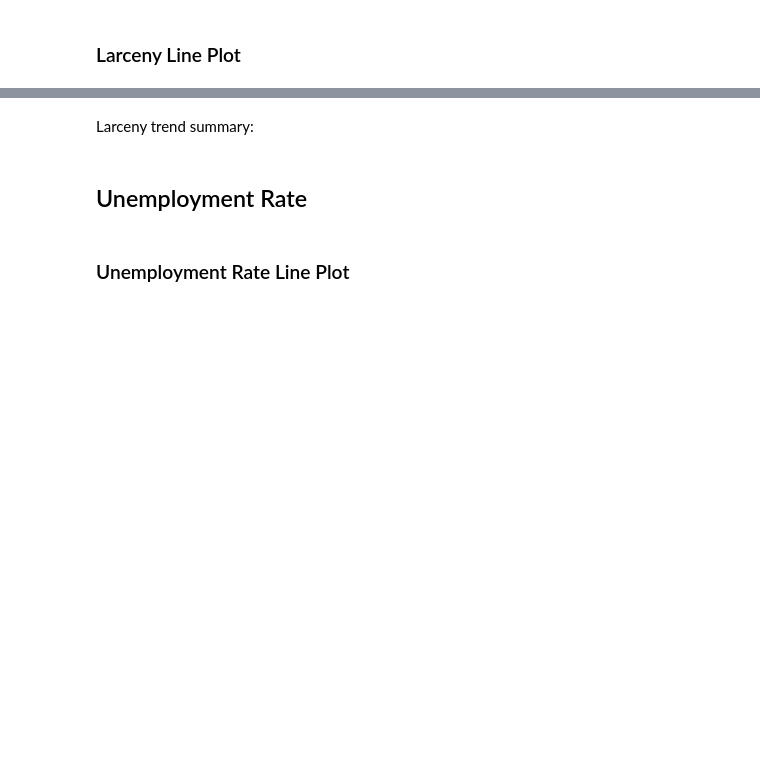
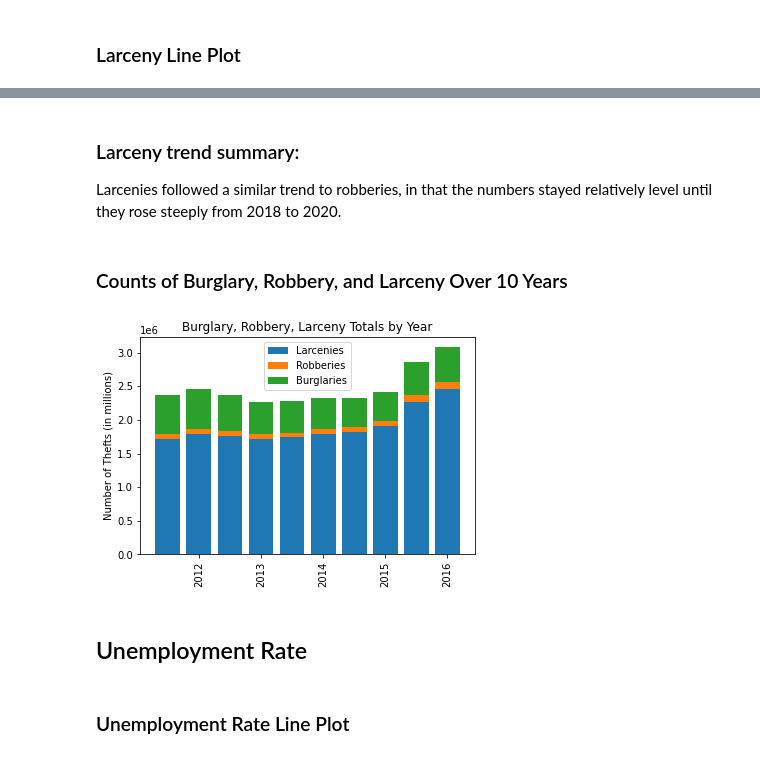
Before and after one commit to HeatherLD/API-Project, a Jupyter notebook: Final_Draft.ipynb, the cells around one changed output, grey strips where cells are left out. Drawn from its saved outputs; the diff is of its cells as text; code cells hidden in the pictures; blank space fills up the shorter version.

```diff
--- a/Final_Draft.ipynb
+++ b/Final_Draft.ipynb
@@ -66,2 +106,8 @@ Burglary trend summary:
 # %%
-#csv to dataframe
+#formatting the dataframe, Heather's code (used in stacked bar graph)
+fbi_robbery_ct_df = pd.read_csv('fbi_unformed_robbery_ct_csv.csv')
+fbi_robbery_ct_df = fbi_robbery_ct_df[["offense_count", "data_year"]]
+fbi_robbery_ct_df.rename(columns={"data_year":"Year(R)", "offense_count":"Offense Count(R)"}, inplace=True)
+fbi_robbery_ct_df_srt = fbi_robbery_ct_df.sort_values("Year(R)")
+fbi_robbery_ct_df_set = fbi_robbery_ct_df_srt[fbi_robbery_ct_df_srt["Year(R)"] > 2010]
+fbi_robbery_ct_df_set
@@ -78,2 +147,11 @@ Robbery trend summary:
 # %%
-#csv to dataframe
+#formatting the dataframe, Heather's code (used in stacked bar graph)
+fbi_larceny_ct_df = pd.read_csv('fbi_unformed_larceny_ct_csv.csv')
+fbi_larceny_ct_df = fbi_larceny_ct_df[["offense_count", "data_year"]]
+fbi_larceny_ct_df.rename(columns={"data_year":"Year(L)", "offense_count":"Offense Count(L)"}, inplace=True)
+fbi_larceny_ct_df_srt = fbi_larceny_ct_df.sort_values("Year(L)")
+fbi_larceny_ct_df_final = fbi_larceny_ct_df_srt.groupby("Year(L)").sum()
+fbi_larceny_ct_df_final.reset_index()
+fbi_larceny_ct_df_final.reset_index(inplace = True)
+fbi_larceny_ct_df_final_set = fbi_larceny_ct_df_final[fbi_larceny_ct_df_final["Year(L)"] > 2010]
+fbi_larceny_ct_df_final_set
@@ -82,5 +176,30 @@ Robbery trend summary:
 # %% [markdown]
-Larceny trend summary:
+### Larceny trend summary:
+Larcenies followed a similar trend to robberies, in that the numbers stayed relatively level until they rose steeply from 2018 to 2020.
+# %% [markdown]
+### Counts of Burglary, Robbery, and Larceny Over 10 Years
+# %%
+#merging databases
+#merged_inner = pd.merge(left=survey_sub, right=species_sub, left_on='species_id', right_on='species_id')
+fbi_twototals_df = pd.merge(left=fbi_larceny_ct_df_final_set, right=fbi_robbery_ct_df_set, left_on='Year(L)', right_on='Year(R)')
+fbi_totals_df = pd.merge(left=fbi_twototals_df, right=fbi_burglary_ct_df_set, left_on='Year(L)', right_on='Year(B)')
+fbi_totals_df = fbi_totals_df[['Year(L)', 'Offense Count(L)', 'Offense Count(R)', 'Offense Count(B)']]
+fbi_totals_df
+
+#plotting the data
+fig,ax=plt.subplots()
+ax.bar(fbi_totals_df["Year(L)"], fbi_totals_df["Offense Count(L)"], label="Larcenies")
+ax.bar(fbi_totals_df["Year(L)"], fbi_totals_df["Offense Count(R)"], bottom=fbi_totals_df["Offense Count(L)"], label="Robberies")
+ax.bar(fbi_totals_df["Year(L)"], fbi_totals_df["Offense Count(B)"], bottom = fbi_totals_df["Offense Count(L)"]+fbi_totals_df["Offense Count(R)"], label = "Burglaries")
+
+ax.set_title("Burglary, Robbery, Larceny Totals by Year")
+ax.set_xticklabels(fbi_totals_df["Year(L)"], rotation=90)
+ax.set_ylabel("Number of Thefts (in millions)")
+ax.legend()
+
+plt.show()
+# %% [output]
+[figure, added]
 # %% [markdown]
 ## Unemployment Rate
 # %%
```
Also changed, not shown: parts of 23 cells of this notebook, 2 other files.
